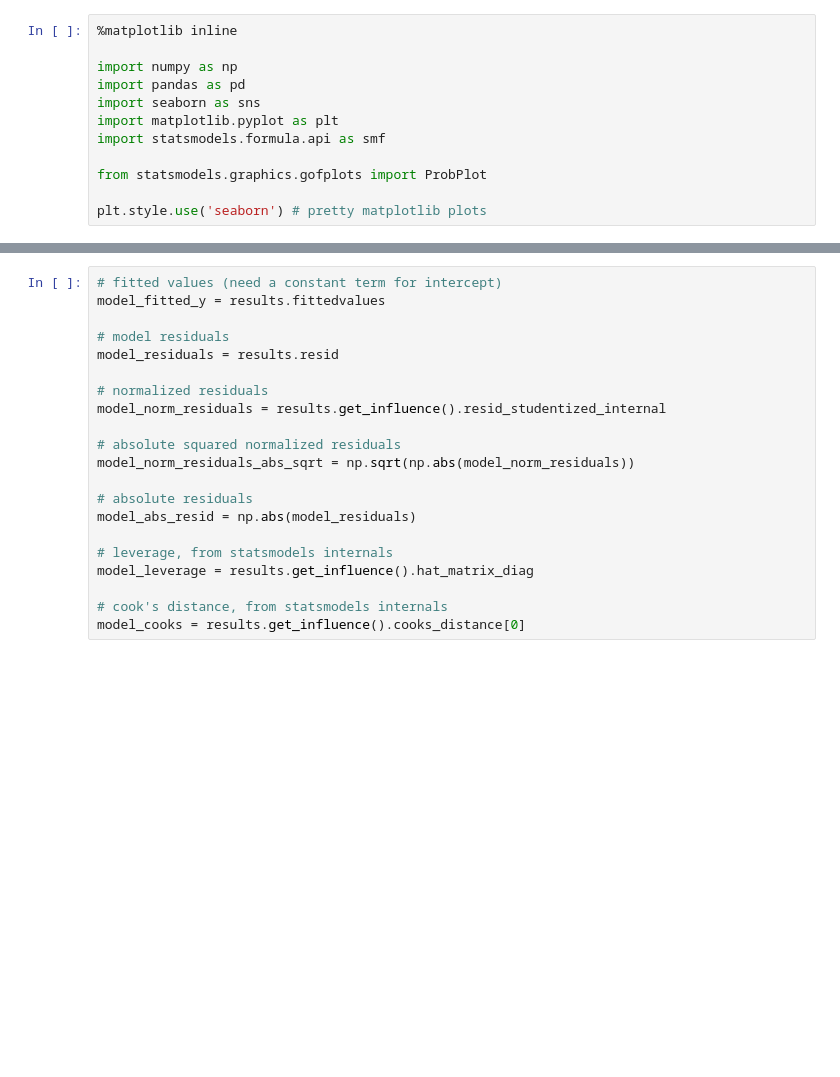
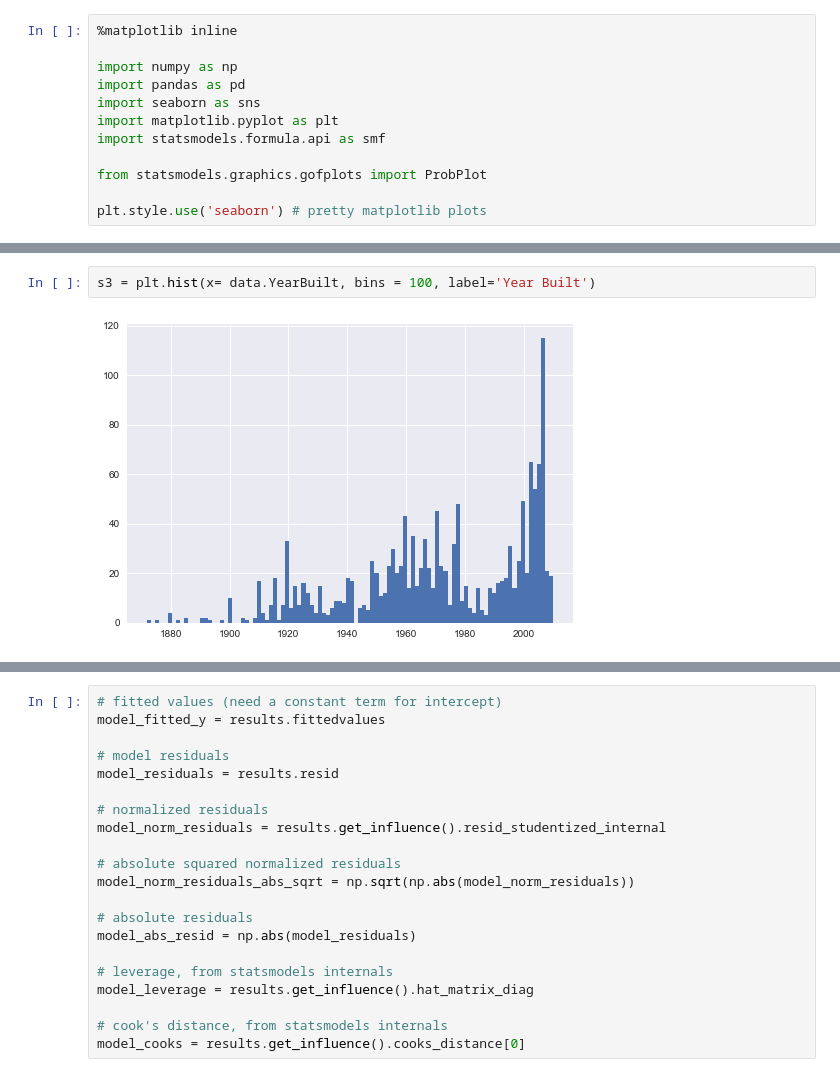
Before and after one commit to bgelly/Machine_Learning_Project_3, a Jupyter notebook: house-prices-advanced-regression-techniques/Bennett_Notebook.ipynb, the cells around one changed output, grey strips where cells are left out. Cells and saved outputs as stored; diff of their text form; blank space fills up the shorter version.

```diff
--- a/house-prices-advanced-regression-techniques/Bennett_Notebook.ipynb
+++ b/house-prices-advanced-regression-techniques/Bennett_Notebook.ipynb
@@ -196,0 +128,4 @@ plt.style.use('seaborn') # pretty matplotlib plots
+# %%
+s3 = plt.hist(x= data.YearBuilt, bins = 100, label='Year Built')
+# %% [output]
+[figure, added]
```
Also changed, not shown: parts of 34 cells of this notebook, 3 other files.
